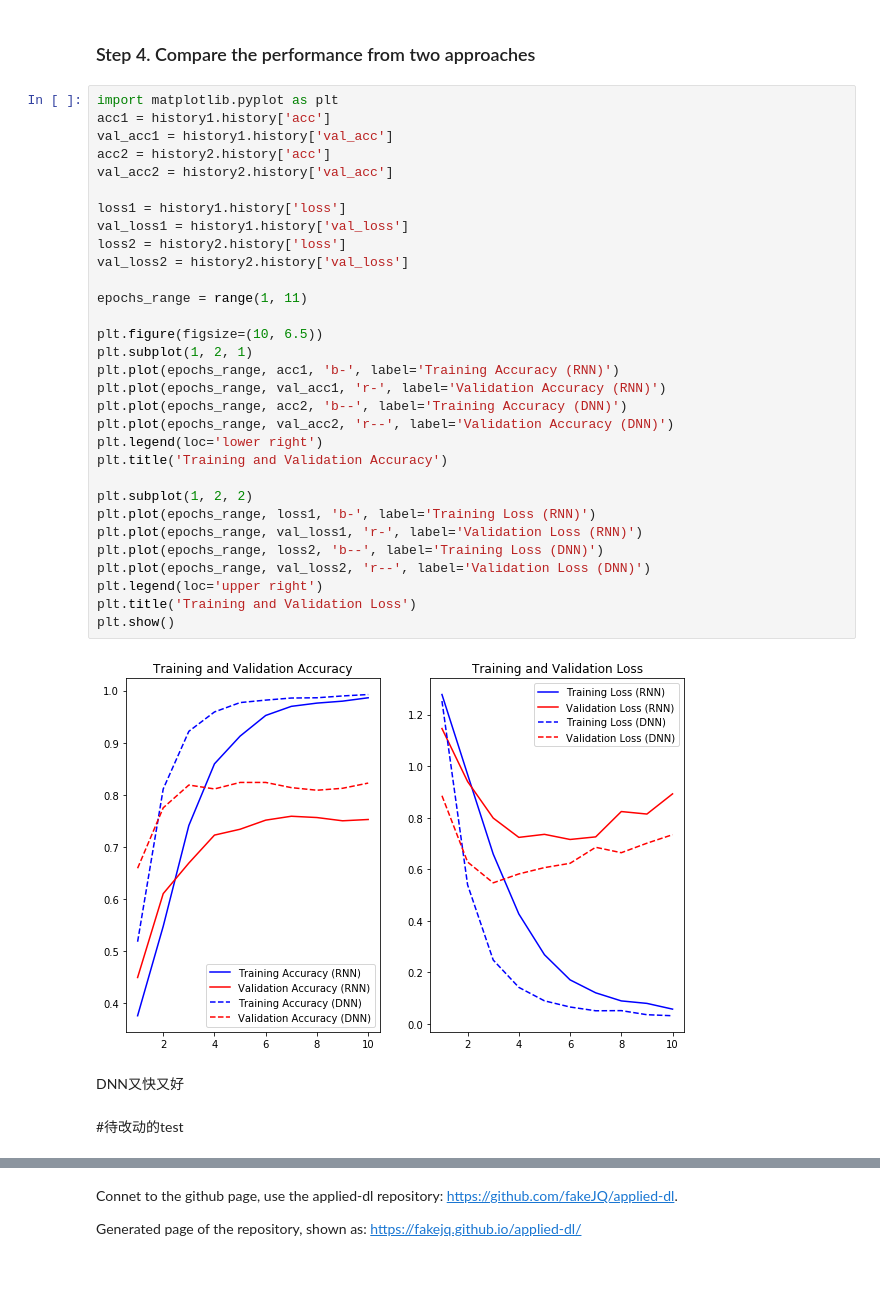
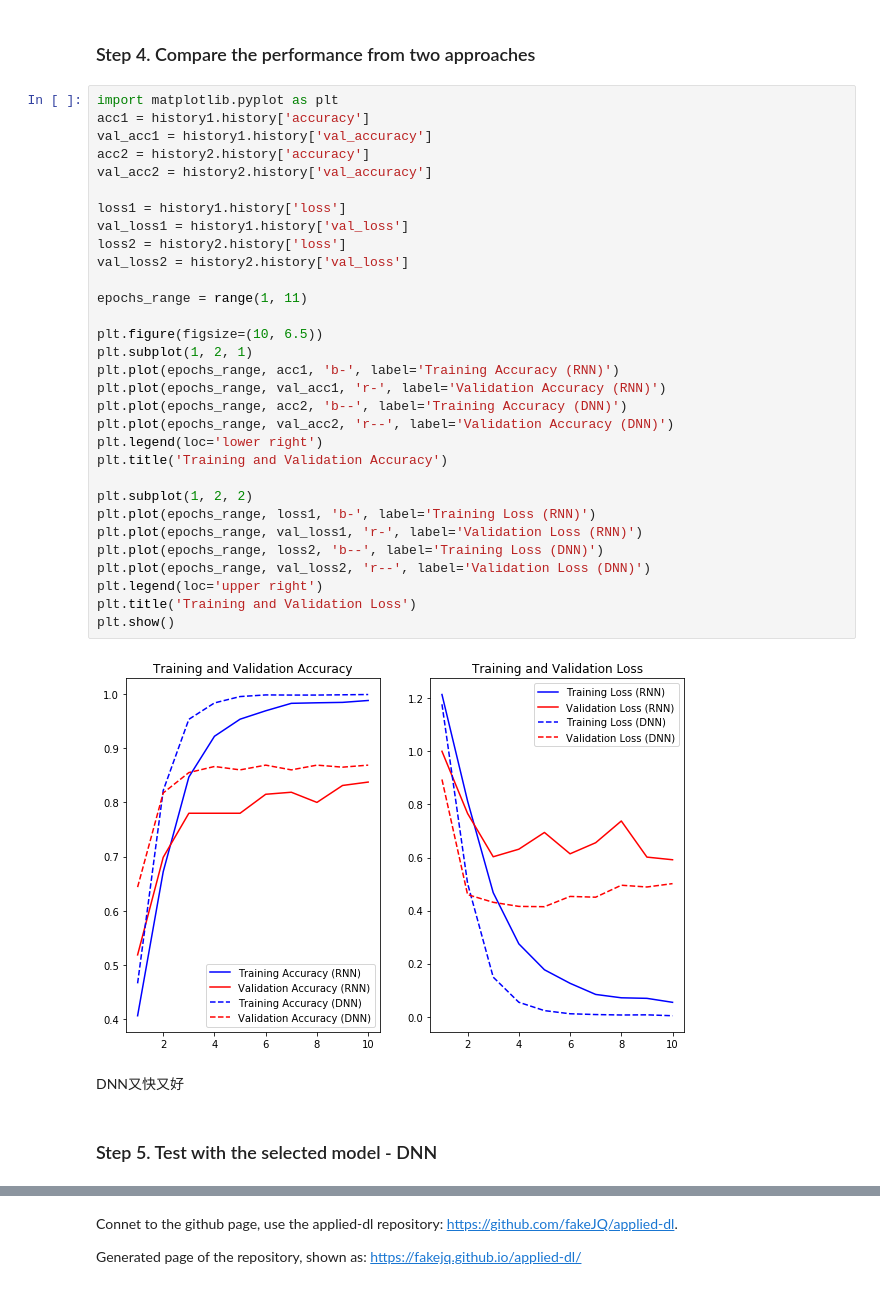
Before and after one commit to JingQian87/AppliedDL, a Jupyter notebook: HW/A4_jq2282.ipynb, the cells around one changed output, grey strips where cells are left out. Cells and saved outputs as stored; diff of their text form.

```diff
--- a/HW/A4_jq2282.ipynb
+++ b/HW/A4_jq2282.ipynb
@@ -191,41 +191,41 @@ Epoch 10/10
 ### Step 4. Compare the performance from two approaches
 # %%
 import matplotlib.pyplot as plt
-acc1 = history1.history['acc']
-val_acc1 = history1.history['val_acc']
-acc2 = history2.history['acc']
-val_acc2 = history2.history['val_acc']
+acc1 = history1.history['accuracy']
+val_acc1 = history1.history['val_accuracy']
+acc2 = history2.history['accuracy']
+val_acc2 = history2.history['val_accuracy']
 
 loss1 = history1.history['loss']
 val_loss1 = history1.history['val_loss']
 loss2 = history2.history['loss']
 val_loss2 = history2.history['val_loss']
 
 epochs_range = range(1, 11)
 
 plt.figure(figsize=(10, 6.5))
 plt.subplot(1, 2, 1)
 plt.plot(epochs_range, acc1, 'b-', label='Training Accuracy (RNN)')
 plt.plot(epochs_range, val_acc1, 'r-', label='Validation Accuracy (RNN)')
 plt.plot(epochs_range, acc2, 'b--', label='Training Accuracy (DNN)')
 plt.plot(epochs_range, val_acc2, 'r--', label='Validation Accuracy (DNN)')
 plt.legend(loc='lower right')
 plt.title('Training and Validation Accuracy')
 
 plt.subplot(1, 2, 2)
 plt.plot(epochs_range, loss1, 'b-', label='Training Loss (RNN)')
 plt.plot(epochs_range, val_loss1, 'r-', label='Validation Loss (RNN)')
 plt.plot(epochs_range, loss2, 'b--', label='Training Loss (DNN)')
 plt.plot(epochs_range, val_loss2, 'r--', label='Validation Loss (DNN)')
 plt.legend(loc='upper right')
 plt.title('Training and Validation Loss')
 plt.show()
 # %% [output]
-[figure, old version]
+[figure, new version]
 # %% [markdown]
 DNN又快又好
-# %% [markdown]
-#待改动的test
+# %% [markdown]
+### Step 5. Test with the selected model - DNN
 # %%
 x_test = ' '.join(x_testall[89])
 x_test = t.texts_to_sequences(x_test)
```
Also changed, not shown: parts of 25 cells of this notebook.
